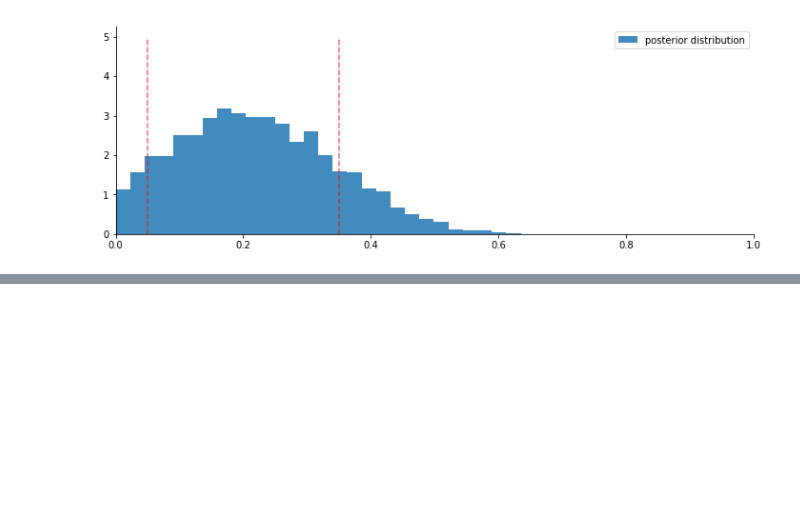
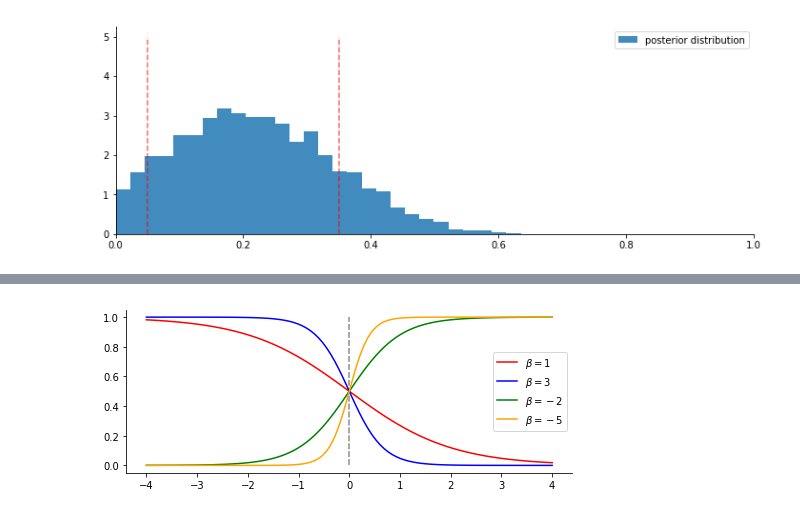
Before and after one commit to rmania/datascience, a Jupyter notebook: ml_models/2_0_Bayesian_models.ipynb, the cells around one changed output, grey strips where cells are left out. Drawn from its saved outputs; the diff is of its cells as text; code cells hidden in the pictures; blank space fills up the shorter version.

```diff
--- a/ml_models/2_0_Bayesian_models.ipynb
+++ b/ml_models/2_0_Bayesian_models.ipynb
@@ -531,0 +558,18 @@ remove_borders(ax)
+# %%
+# function
+def logistic(x, beta):
+    return 1.0 / (1.0 + np.exp(beta * x))
+
+# very close to the sigmoid function
+def sigmoid(x):
+    return 1 / (1 + np.exp(-x))
+# %%
+fig, ax = plt.subplots(figsize=[8,3])
+x = np.linspace(-4, 4, 100)
+for i, c in zip([1, 3, -2, -5], ['red', 'blue', 'green', 'orange']):
+    ax.plot(x, logistic(x, i), label=r"$\beta = {}$".format(i), color=c)
+    ax.vlines(x=0, ymin = 0, ymax=1, color='darkgrey', linestyle='--')
+    ax.legend();
+    remove_borders(ax)
+# %% [output]
+[figure, added]
```
Also changed, not shown: parts of 18 cells of this notebook.
